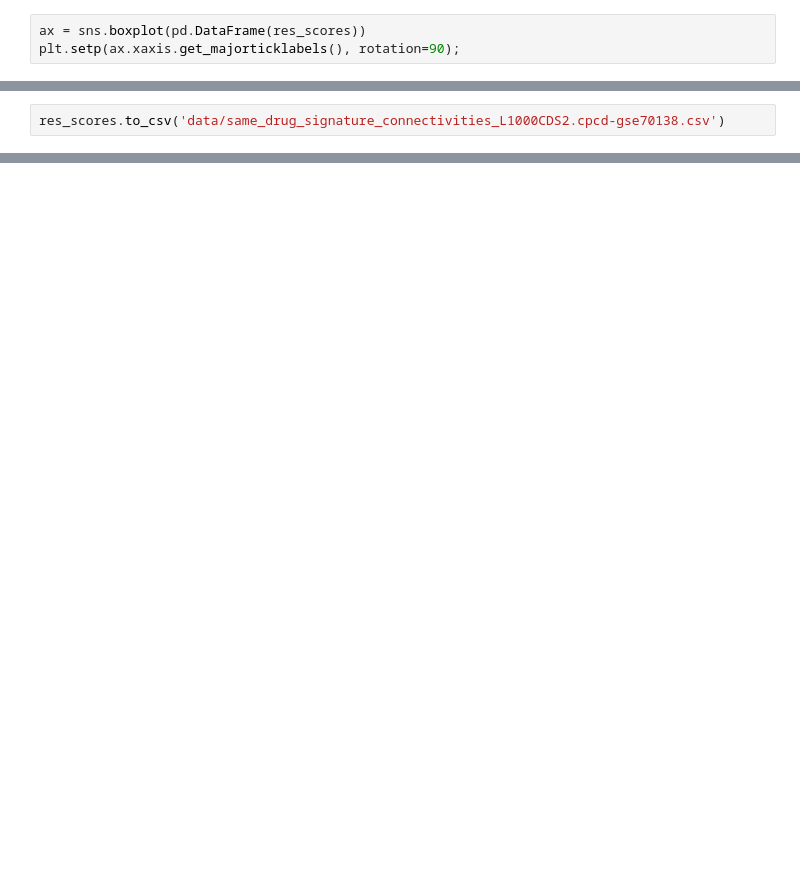
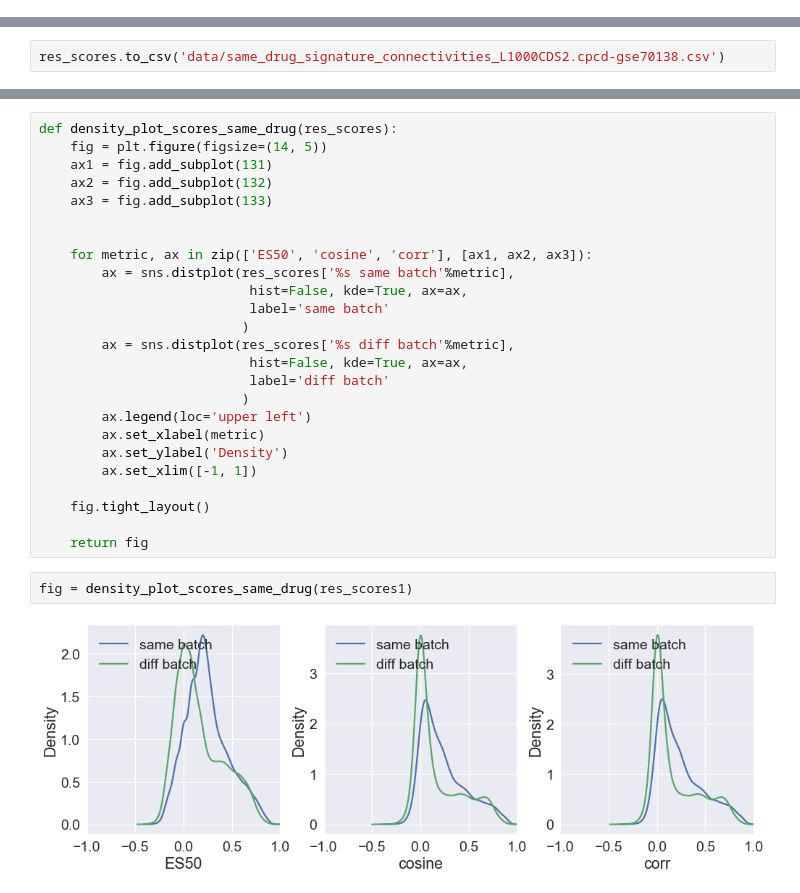
Before and after one commit to MaayanLab/L1000FWD, a Jupyter notebook: notebooks/Benchmark_connectivity.ipynb, the cells around one changed output, grey strips where cells are left out. Saved outputs shown, nothing was run; the diff lists cells and outputs as text; blank space fills up the shorter version.

```diff
--- a/notebooks/Benchmark_connectivity.ipynb
+++ b/notebooks/Benchmark_connectivity.ipynb
@@ -459,4 +448 @@ cosine diff batch    33177
 dtype: int64
-# %%
-ax = sns.boxplot(pd.DataFrame(res_scores))
-plt.setp(ax.xaxis.get_majorticklabels(), rotation=90);
@@ -467,0 +480,29 @@ res_scores.to_csv('data/same_drug_signature_connectivities_L1000CDS2.cpcd-gse701
+# %%
+def density_plot_scores_same_drug(res_scores):
+    fig = plt.figure(figsize=(14, 5))
+    ax1 = fig.add_subplot(131)
+    ax2 = fig.add_subplot(132)
+    ax3 = fig.add_subplot(133)
+
+
+    for metric, ax in zip(['ES50', 'cosine', 'corr'], [ax1, ax2, ax3]):
+        ax = sns.distplot(res_scores['%s same batch'%metric],
+                           hist=False, kde=True, ax=ax,
+                           label='same batch'
+                          )
+        ax = sns.distplot(res_scores['%s diff batch'%metric],
+                           hist=False, kde=True, ax=ax,
+                           label='diff batch'
+                          )
+        ax.legend(loc='upper left')
+        ax.set_xlabel(metric)
+        ax.set_ylabel('Density')
+        ax.set_xlim([-1, 1])
+
+    fig.tight_layout()
+
+    return fig
+# %%
+fig = density_plot_scores_same_drug(res_scores1)
+# %% [output]
+[figure, added]
```
Also changed, not shown: parts of 38 cells of this notebook.
